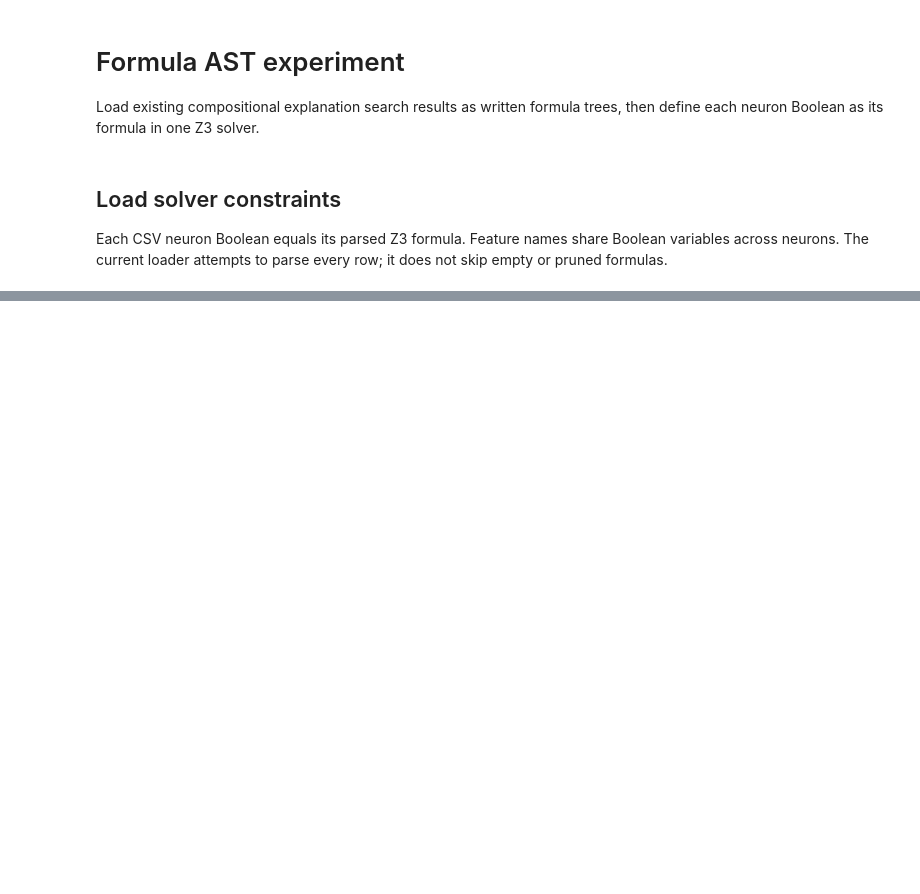
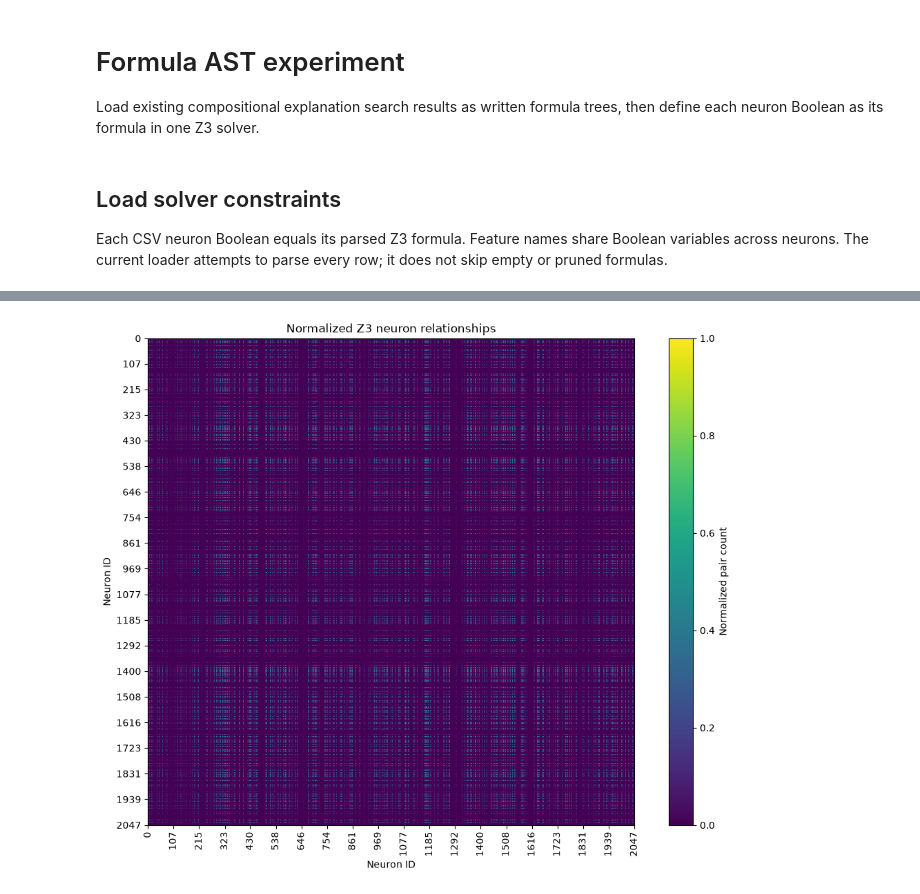
Before and after one commit to CoffeeCoder1015/TaskCE, a Jupyter notebook: theoretical/compositional_explanations/formula_ast/notebook.ipynb, the cells around one changed output, grey strips where cells are left out. Drawn from its saved outputs; the diff is of its cells as text; code cells hidden in the pictures; blank space fills up the shorter version.

```diff
--- a/theoretical/compositional_explanations/formula_ast/notebook.ipynb
+++ b/theoretical/compositional_explanations/formula_ast/notebook.ipynb
@@ -118,0 +154,16 @@ plt.show()
+# %%
+relations_matrix = neuron_relationships.to_numpy(dtype="float64")
+relations_matrix /= np.max(neuron_relationships)
+# %%
+import matplotlib.pyplot as plt
+
+fig, ax = plt.subplots(figsize=(10, 8), layout="constrained")
+image = ax.imshow(relations_matrix, cmap="viridis", vmin=0, vmax=1, interpolation="none")
+ticks = np.linspace(0, len(neuron_ids) - 1, min(20, len(neuron_ids)), dtype=int)
+ax.set_xticks(ticks, labels=neuron_ids[ticks], rotation=90)
+ax.set_yticks(ticks, labels=neuron_ids[ticks])
+ax.set(xlabel="Neuron ID", ylabel="Neuron ID", title="Normalized Z3 neuron relationships")
+fig.colorbar(image, ax=ax, label="Normalized pair count")
+plt.show()
+# %% [output]
+[figure, added]
```
Also changed, not shown: parts of 8 cells of this notebook.
